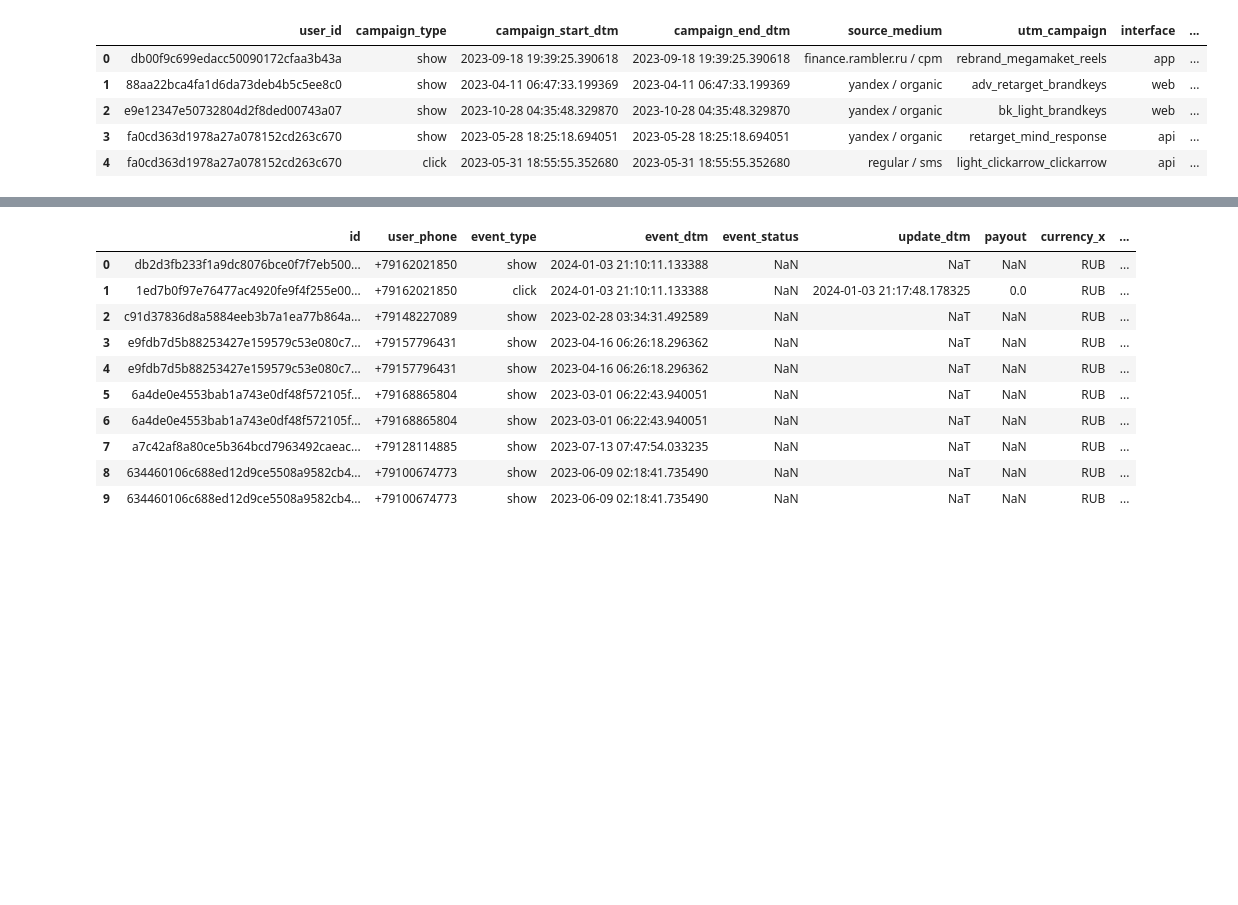
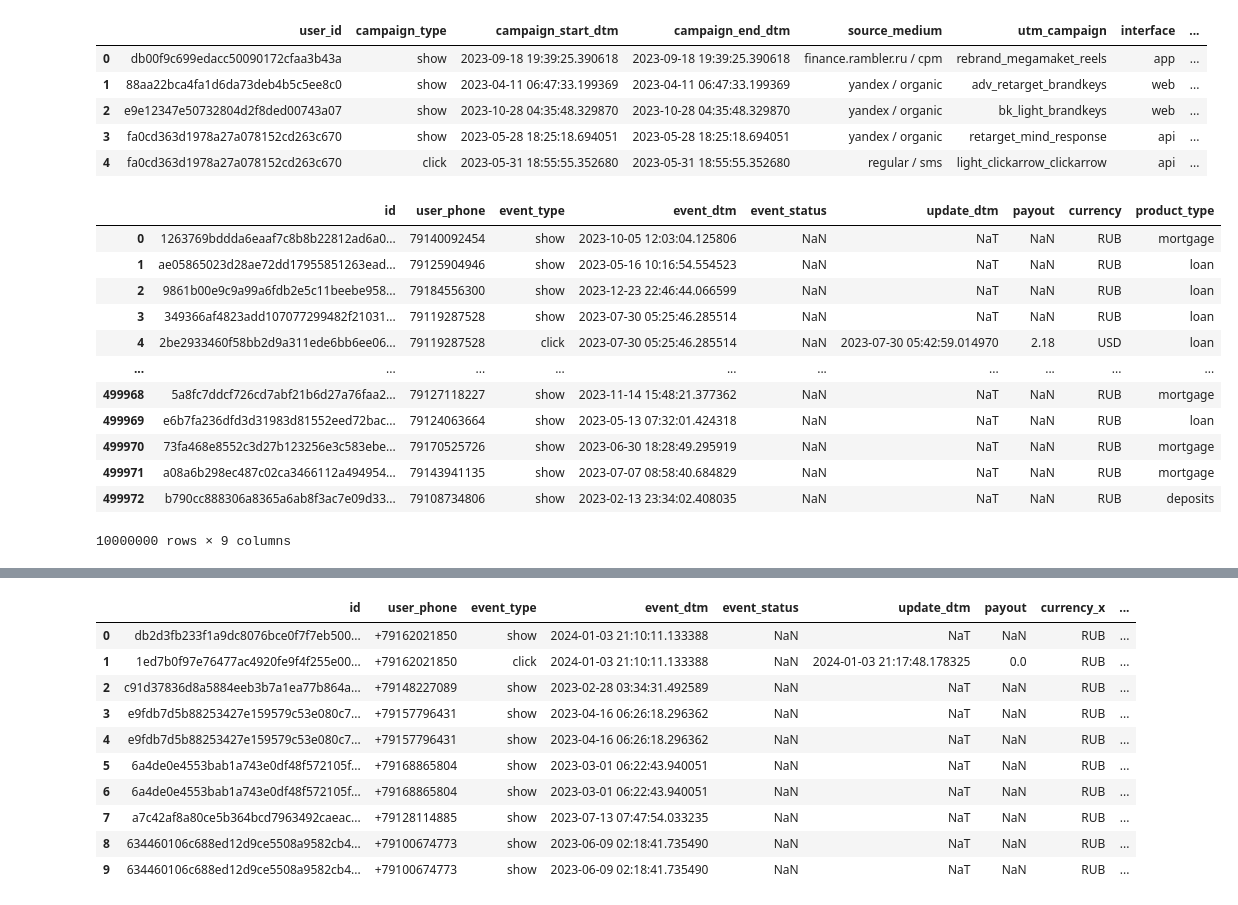
Before and after one commit to maratgaliulin/magnum_scopum_sravni_ru_dataton_2024, a Jupyter notebook: datasets/datasets_analize_v1.ipynb, the cells around one changed output, grey strips where cells are left out. Drawn from its saved outputs; the diff is of its cells as text; code cells hidden in the pictures; blank space fills up the shorter version.

```diff
--- a/datasets/datasets_analize_v1.ipynb
+++ b/datasets/datasets_analize_v1.ipynb
@@ -72,3 +85,19 @@ adv_data['campaign_start_dtm'] = dd.to_datetime(adv_data['campaign_start_dtm'])
 adv_data['campaign_end_dtm'] = dd.to_datetime(adv_data['campaign_end_dtm'])
 users_data['registration_dtm'] = dd.to_datetime(users_data['registration_dtm'])
 users_data['delete_dtm'] = dd.to_datetime(users_data['delete_dtm'])
+# %%
+event_data.compute()
+# %% [output]
+|  | id | user_phone | event_type | event_dtm | event_status | update_dtm | payout | currency | product_type |
+| 0 | 1263769bddda6eaaf7c8b8b22812ad6a0... | 79140092454 | show | 2023-10-05 12:03:04.125806 | NaN | NaT | NaN | RUB | mortgage |
+| 1 | ae05865023d28ae72dd17955851263ead... | 79125904946 | show | 2023-05-16 10:16:54.554523 | NaN | NaT | NaN | RUB | loan |
+| 2 | 9861b00e9c9a99a6fdb2e5c11beebe958... | 79184556300 | show | 2023-12-23 22:46:44.066599 | NaN | NaT | NaN | RUB | loan |
+| 3 | 349366af4823add107077299482f21031... | 79119287528 | show | 2023-07-30 05:25:46.285514 | NaN | NaT | NaN | RUB | loan |
+| 4 | 2be2933460f58bb2d9a311ede6bb6ee06... | 79119287528 | click | 2023-07-30 05:25:46.285514 | NaN | 2023-07-30 05:42:59.014970 | 2.18 | USD | loan |
+| ... | ... | ... | ... | ... | ... | ... | ... | ... | ... |
+| 499968 | 5a8fc7ddcf726cd7abf21b6d27a76faa2... | 79127118227 | show | 2023-11-14 15:48:21.377362 | NaN | NaT | NaN | RUB | mortgage |
+| 499969 | e6b7fa236dfd3d31983d81552eed72bac... | 79124063664 | show | 2023-05-13 07:32:01.424318 | NaN | NaT | NaN | RUB | loan |
+| 499970 | 73fa468e8552c3d27b123256e3c583ebe... | 79170525726 | show | 2023-06-30 18:28:49.295919 | NaN | NaT | NaN | RUB | mortgage |
+| 499971 | a08a6b298ec487c02ca3466112a494954... | 79143941135 | show | 2023-07-07 08:58:40.684829 | NaN | NaT | NaN | RUB | mortgage |
+| 499972 | b790cc888306a8365a6ab8f3ac7e09d33... | 79108734806 | show | 2023-02-13 23:34:02.408035 | NaN | NaT | NaN | RUB | deposits |
+10000000 rows × 9 columns
```
Also changed, not shown: parts of 10 cells of this notebook, 4 other files.
